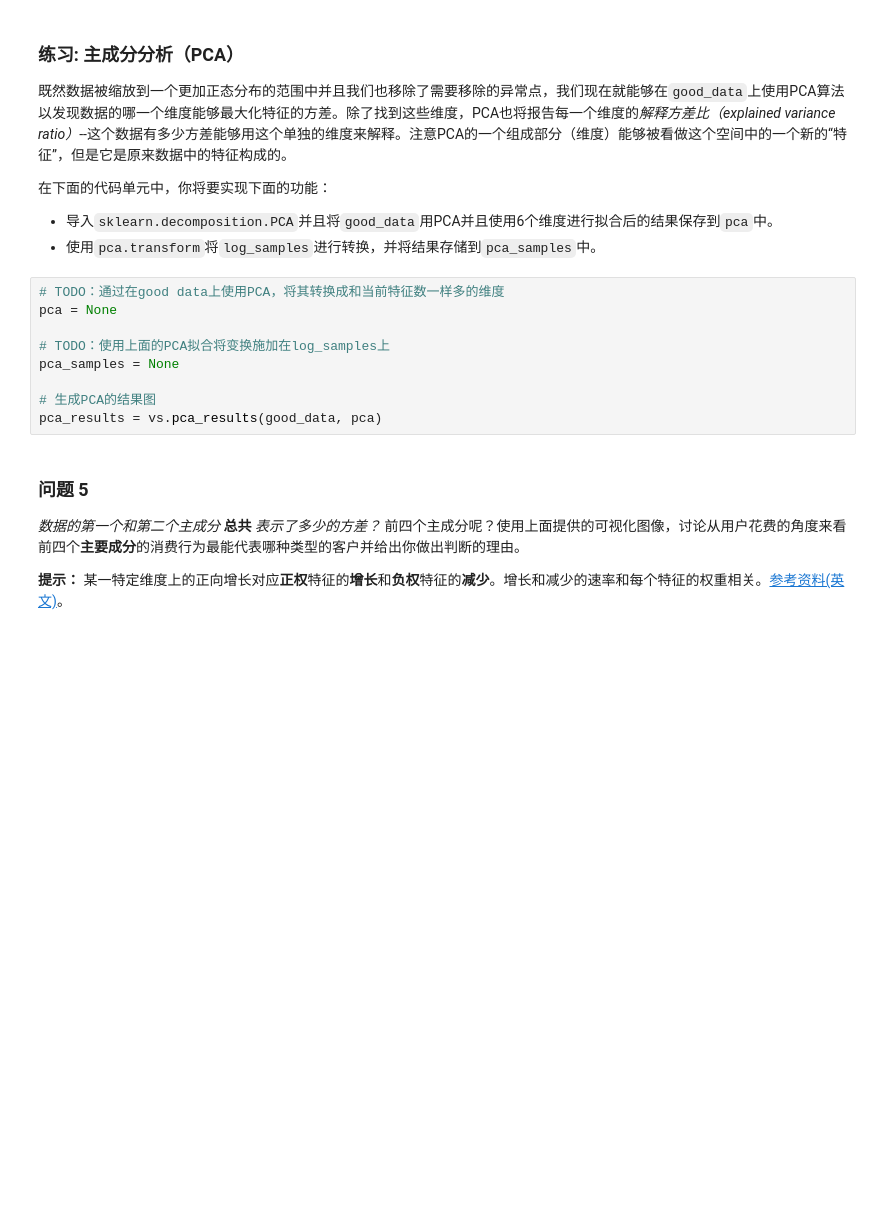
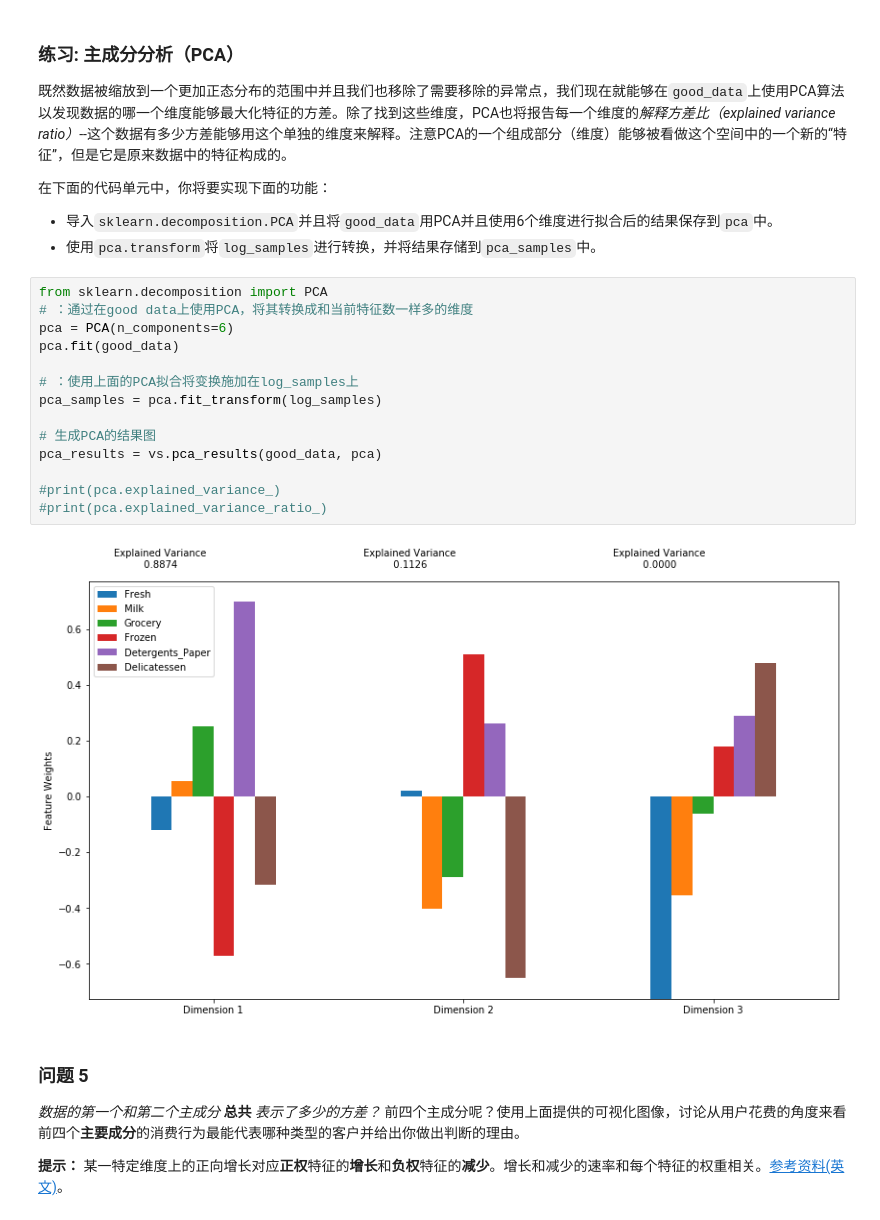
Before and after one commit to jtang145/machine-learning-courses, a Jupyter notebook: customer_segments/customer_segments.ipynb, the cells around one changed output. Cells and saved outputs as stored; diff of their text form; blank space fills up the shorter version.

```diff
--- a/customer_segments/customer_segments.ipynb
+++ b/customer_segments/customer_segments.ipynb
@@ -308,14 +308,21 @@ Counter({154: 3, 128: 2, 65: 2, 66: 2, 75: 2, 193: 1, 264: 1, 137: 1, 142: 1, 14
  - 导入`sklearn.decomposition.PCA`并且将`good_data`用PCA并且使用6个维度进行拟合后的结果保存到`pca`中。
  - 使用`pca.transform`将`log_samples`进行转换，并将结果存储到`pca_samples`中。
 # %%
-# TODO：通过在good data上使用PCA，将其转换成和当前特征数一样多的维度
-pca = None
+from sklearn.decomposition import PCA
+# ：通过在good data上使用PCA，将其转换成和当前特征数一样多的维度
+pca = PCA(n_components=6)
+pca.fit(good_data)
 
-# TODO：使用上面的PCA拟合将变换施加在log_samples上
-pca_samples = None
+# ：使用上面的PCA拟合将变换施加在log_samples上
+pca_samples = pca.fit_transform(log_samples)
 
 # 生成PCA的结果图
 pca_results = vs.pca_results(good_data, pca)
+
+#print(pca.explained_variance_)
+#print(pca.explained_variance_ratio_)
+# %% [output]
+[figure, added]
 # %% [markdown]
 ### 问题 5
 *数据的第一个和第二个主成分* **总共** *表示了多少的方差？*  前四个主成分呢？使用上面提供的可视化图像，讨论从用户花费的角度来看前四个**主要成分**的消费行为最能代表哪种类型的客户并给出你做出判断的理由。
```
Also changed, not shown: parts of 4 cells of this notebook, 1 other file.
